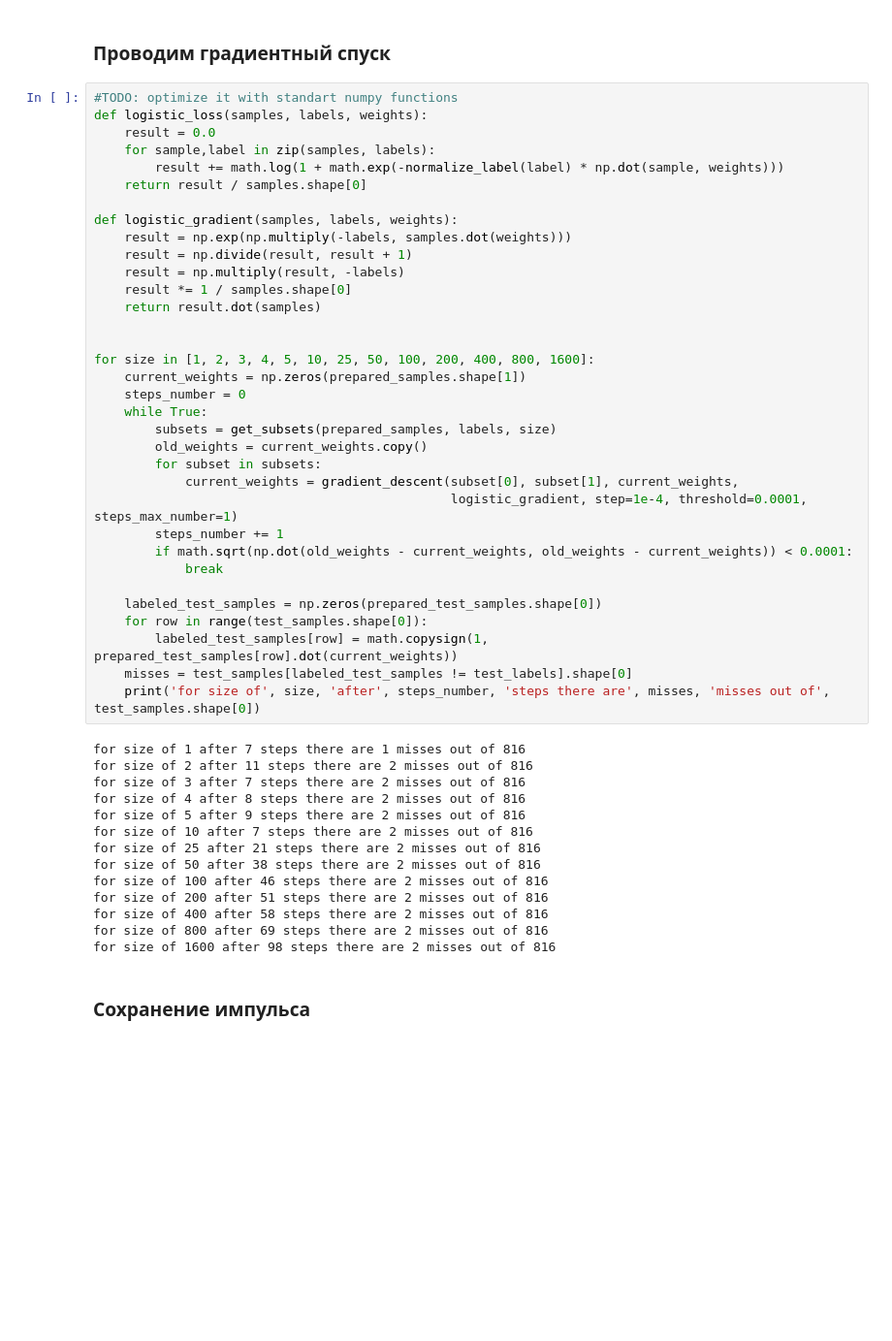
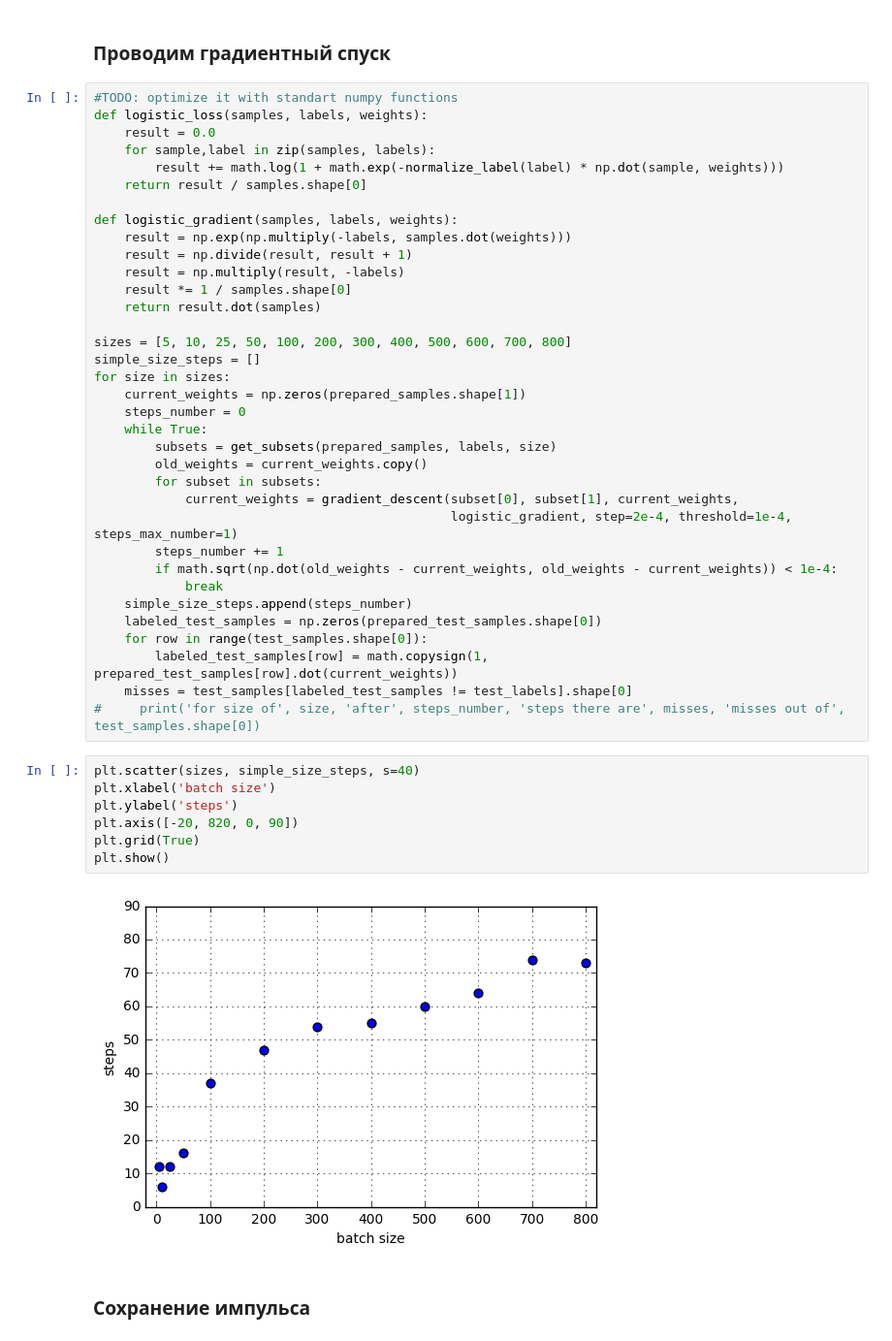
Before and after one commit to v-sopov/renju, a Jupyter notebook: lab_solution.ipynb, the cells around one changed output. Shown at 97% size. Saved outputs shown, nothing was run; the diff lists cells and outputs as text; blank space fills up the shorter version.

```diff
--- a/lab_solution.ipynb
+++ b/lab_solution.ipynb
@@ -385,8 +385,9 @@ def logistic_gradient(samples, labels, weights):
     result *= 1 / samples.shape[0]
     return result.dot(samples)
 
-
-for size in [1, 2, 3, 4, 5, 10, 25, 50, 100, 200, 400, 800, 1600]:
+sizes = [5, 10, 25, 50, 100, 200, 300, 400, 500, 600, 700, 800]
+simple_size_steps = []
+for size in sizes:
     current_weights = np.zeros(prepared_samples.shape[1])
     steps_number = 0
     while True:
@@ -394,30 +395,25 @@ for size in [1, 2, 3, 4, 5, 10, 25, 50, 100, 200, 400, 800, 1600]:
         old_weights = current_weights.copy()
         for subset in subsets:
             current_weights = gradient_descent(subset[0], subset[1], current_weights,
-                                               logistic_gradient, step=1e-4, threshold=0.0001, steps_max_number=1)
+                                               logistic_gradient, step=2e-4, threshold=1e-4, steps_max_number=1)
         steps_number += 1
-        if math.sqrt(np.dot(old_weights - current_weights, old_weights - current_weights)) < 0.0001:
+        if math.sqrt(np.dot(old_weights - current_weights, old_weights - current_weights)) < 1e-4:
             break
-
+    simple_size_steps.append(steps_number)
     labeled_test_samples = np.zeros(prepared_test_samples.shape[0])
     for row in range(test_samples.shape[0]):
         labeled_test_samples[row] = math.copysign(1, prepared_test_samples[row].dot(current_weights))
     misses = test_samples[labeled_test_samples != test_labels].shape[0]
-    print('for size of', size, 'after', steps_number, 'steps there are', misses, 'misses out of', test_samples.shape[0])
+#     print('for size of', size, 'after', steps_number, 'steps there are', misses, 'misses out of', test_samples.shape[0])
-# %% [output]
-for size of 1 after 7 steps there are 1 misses out of 816
-for size of 2 after 11 steps there are 2 misses out of 816
-for size of 3 after 7 steps there are 2 misses out of 816
-for size of 4 after 8 steps there are 2 misses out of 816
-for size of 5 after 9 steps there are 2 misses out of 816
-for size of 10 after 7 steps there are 2 misses out of 816
-for size of 25 after 21 steps there are 2 misses out of 816
-for size of 50 after 38 steps there are 2 misses out of 816
-for size of 100 after 46 steps there are 2 misses out of 816
-for size of 200 after 51 steps there are 2 misses out of 816
-for size of 400 after 58 steps there are 2 misses out of 816
-for size of 800 after 69 steps there are 2 misses out of 816
-for size of 1600 after 98 steps there are 2 misses out of 816
+# %%
+plt.scatter(sizes, simple_size_steps, s=40)
+plt.xlabel('batch size')
+plt.ylabel('steps')
+plt.axis([-20, 820, 0, 90])
+plt.grid(True)
+plt.show()
+# %% [output]
+[figure, added]
 # %% [markdown]
 ### Сохранение импульса
 # %%
```
Also changed, not shown: parts of 7 cells of this notebook.
